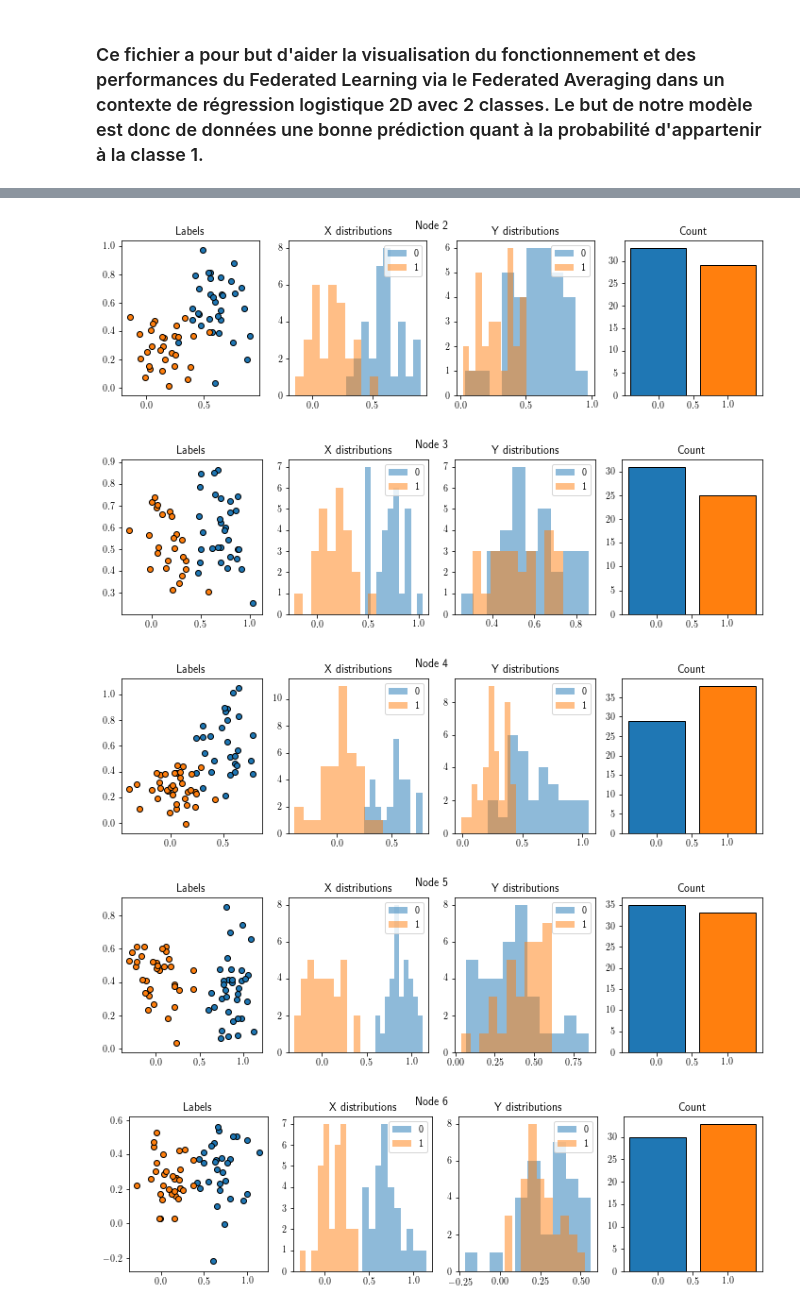
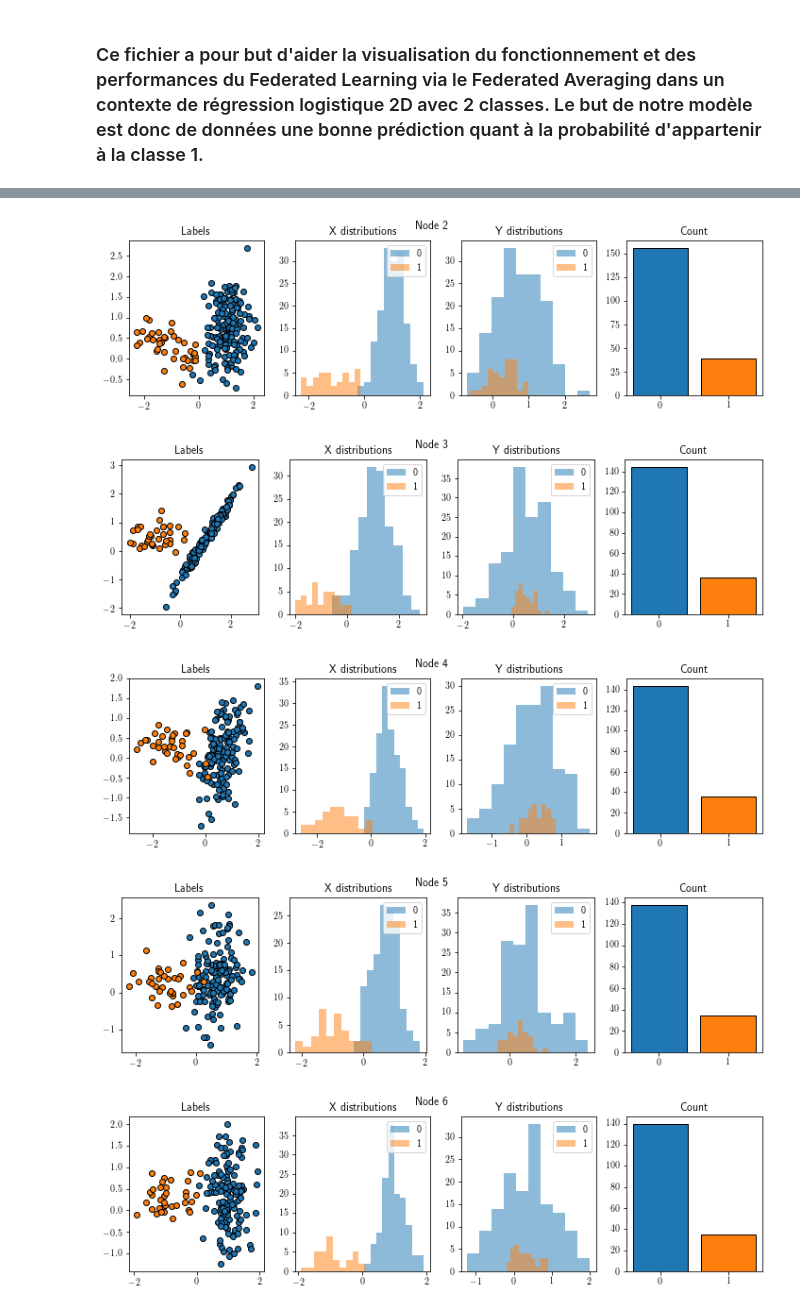
Before and after one commit to Rayn2402/FLSimulator, a Jupyter notebook: FedAvgLogistic2.ipynb, the cells around one changed output, grey strips where cells are left out. Cells and saved outputs as stored; diff of their text form; code cells hidden in the pictures.

```diff
--- a/FedAvgLogistic2.ipynb
+++ b/FedAvgLogistic2.ipynb
@@ -30,11 +39,35 @@ plt.rc('text', usetex=True)
 
 # Création des Node
 nodes = []
+anti_diagonal = np.array([[0, 1], [1, 0]])
+class_proportion = [0.20, 0.20, 0.20, 0.25, 0.25, 0.33, 0.50]
 for i in range(10):
-    mu0 = multivariate_normal.rvs([0.70, 0.45], [0.015, 0.015])
-    mu1 = multivariate_normal.rvs([0.12, 0.35], [0.015, 0.015])
-    n0, n1 = randint(25,40), randint(25,40)
-    X, t = TwoClusterGenerator.generate_data(sample_sizes=[n0, n1], centers=[mu0, mu1], std_devs=[[0.025, 0.035], [0.025, 0.015]])
+
+    # We sample both cluster distribution mean from multivariate guaussians
+    mu0 = multivariate_normal.rvs([0.95, 0.50], [0.015, 0.015])
+    mu1 = multivariate_normal.rvs([-0.95, 0.35], [0.015, 0.015])
+
+    # We select a random sample size between 150 and 250 for both clusters
+    n = randint(150, 250)
+    prop = choice(class_proportion)
+    n0, n1 = int((1-prop)*n), int(prop*n)
+
+    # We build covariance matrix for both clusters distribution
+    cov0 = np.array([[0.40, 0], [0, 0.7]])
+    cov1 = np.array([[0.65, 0], [0, 0.34]])
+
+    # We add noises to term (0,1) and (1,0) of both covariance matrix
+    lambda0 = norm.rvs(loc=0, scale=0.225)
+    lambda1 = norm.rvs(loc=0, scale=0.08)
+    cov0 += lambda0*anti_diagonal
+    cov1 += lambda1*anti_diagonal
+
+    # We multiply both covariance matrix by their tranpose to make sure they are positive semi-definite
+    cov0 = np.matmul(cov0, cov0.T)
+    cov1 = np.matmul(cov1, cov1.T)
+
+    # We generate nodes
+    X, t = TwoClusterGenerator.generate_data(sample_sizes=[n0, n1], centers=[mu0, mu1], covs=[cov0, cov1])
     TwoClusterGenerator.distribution_and_labels(X, t, title='Node ' + str(i))
     nodes.append(Node(X, t))
 
@@ -47,5 +80,5 @@ TwoClusterGenerator.distribution_and_labels(X_total, t_total, title='Total')
-[figure, old version]
+[figure, new version]
-[figure, old version]
+[figure, new version]
-[figure, old version]
+[figure, new version]
-[figure, old version]
+[figure, new version]
-[figure, old version]
+[figure, new version]
```
Also changed, not shown: parts of 19 cells of this notebook.
